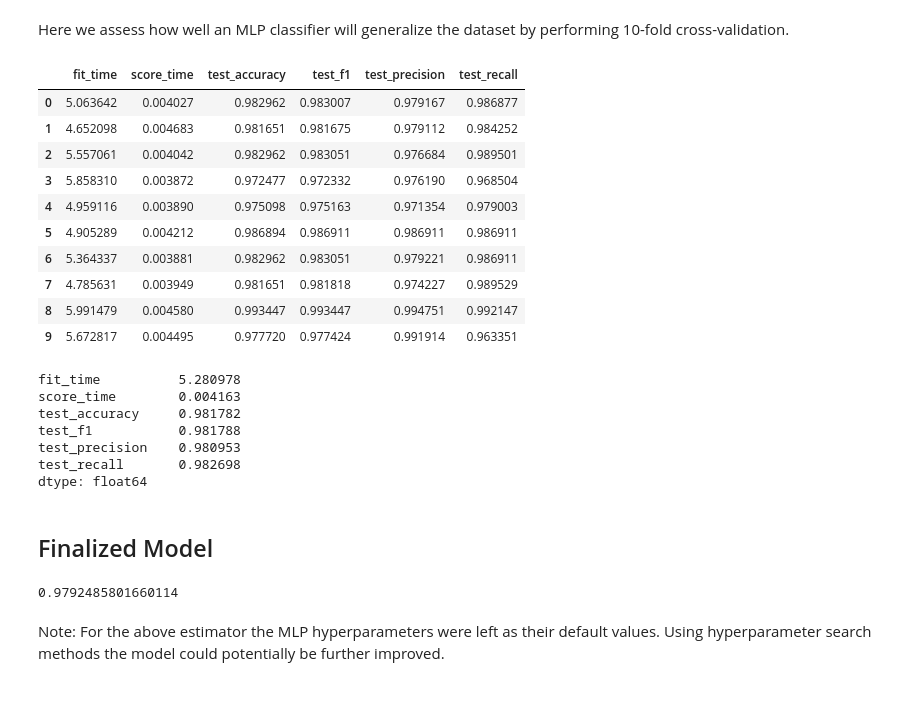
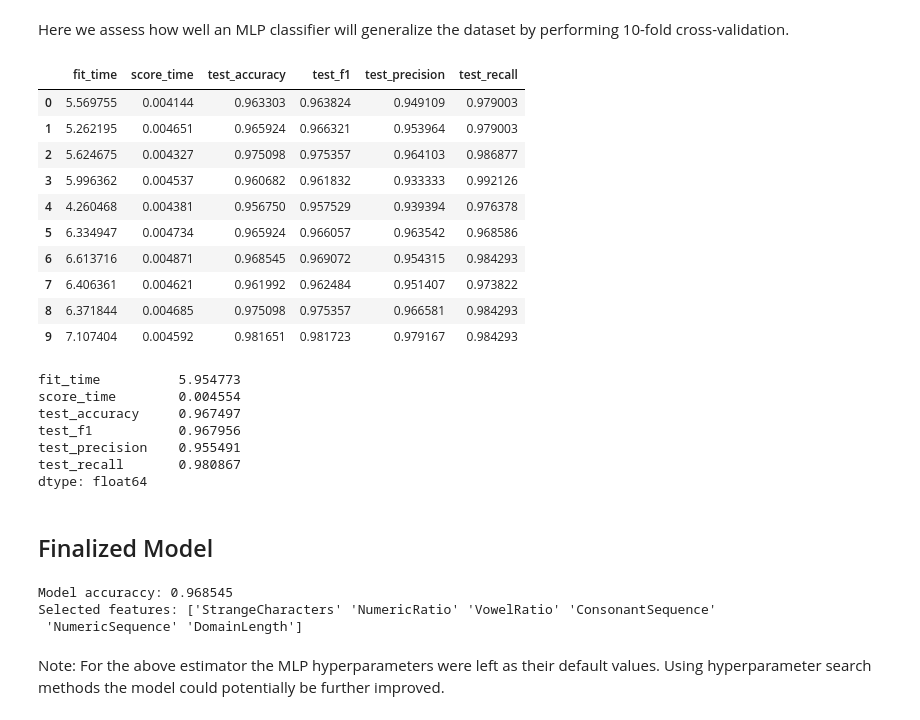
Before and after one commit to lukem1/malicious-domain-classification, a Jupyter notebook: mlpclassification.ipynb, the cells around one changed output. Saved outputs shown, nothing was run; the diff lists cells and outputs as text; code cells hidden in the pictures.

```diff
--- a/mlpclassification.ipynb
+++ b/mlpclassification.ipynb
@@ -37,55 +37,73 @@ Here we assess how well an MLP classifier will generalize the dataset by perform
 # %%
 from sklearn.model_selection import cross_validate
 from sklearn.pipeline import Pipeline
 from sklearn.preprocessing import StandardScaler
+from sklearn.feature_selection import SelectKBest
 
-clf = MLPClassifier(max_iter=500)
+# Build pipeline to transform and fit data
+stages = [
+    ("scaler", StandardScaler()), # Standardize the data such that mean = 0 and variance = 1
+    ("selector", SelectKBest(k=6)), # Select the k best parameters using ANOVA F-value
+    ("classifier", MLPClassifier(max_iter=500))] # Init MLP classifier
 
-stages = [("scaler", StandardScaler()), ("classifier", clf)]
 pipeline = Pipeline(stages)
 
+# Perform cross validation using the pipeline
 folds = 10
 metrics = ["accuracy", "f1", "precision", "recall"]
 scores = cross_validate(pipeline, X, y, scoring=metrics, cv=folds)
 
+# Determine cross validation scores
 scores = pd.DataFrame.from_dict(scores)
 scores
 # %% [output]
 |  | fit_time | score_time | test_accuracy | test_f1 | test_precision | test_recall |
-| 0 | 5.063642 | 0.004027 | 0.982962 | 0.983007 | 0.979167 | 0.986877 |
-| 1 | 4.652098 | 0.004683 | 0.981651 | 0.981675 | 0.979112 | 0.984252 |
-| 2 | 5.557061 | 0.004042 | 0.982962 | 0.983051 | 0.976684 | 0.989501 |
-| 3 | 5.858310 | 0.003872 | 0.972477 | 0.972332 | 0.976190 | 0.968504 |
-| 4 | 4.959116 | 0.003890 | 0.975098 | 0.975163 | 0.971354 | 0.979003 |
-| 5 | 4.905289 | 0.004212 | 0.986894 | 0.986911 | 0.986911 | 0.986911 |
-| 6 | 5.364337 | 0.003881 | 0.982962 | 0.983051 | 0.979221 | 0.986911 |
-| 7 | 4.785631 | 0.003949 | 0.981651 | 0.981818 | 0.974227 | 0.989529 |
-| 8 | 5.991479 | 0.004580 | 0.993447 | 0.993447 | 0.994751 | 0.992147 |
-| 9 | 5.672817 | 0.004495 | 0.977720 | 0.977424 | 0.991914 | 0.963351 |
+| 0 | 5.569755 | 0.004144 | 0.963303 | 0.963824 | 0.949109 | 0.979003 |
+| 1 | 5.262195 | 0.004651 | 0.965924 | 0.966321 | 0.953964 | 0.979003 |
+| 2 | 5.624675 | 0.004327 | 0.975098 | 0.975357 | 0.964103 | 0.986877 |
+| 3 | 5.996362 | 0.004537 | 0.960682 | 0.961832 | 0.933333 | 0.992126 |
+| 4 | 4.260468 | 0.004381 | 0.956750 | 0.957529 | 0.939394 | 0.976378 |
+| 5 | 6.334947 | 0.004734 | 0.965924 | 0.966057 | 0.963542 | 0.968586 |
+| 6 | 6.613716 | 0.004871 | 0.968545 | 0.969072 | 0.954315 | 0.984293 |
+| 7 | 6.406361 | 0.004621 | 0.961992 | 0.962484 | 0.951407 | 0.973822 |
+| 8 | 6.371844 | 0.004685 | 0.975098 | 0.975357 | 0.966581 | 0.984293 |
+| 9 | 7.107404 | 0.004592 | 0.981651 | 0.981723 | 0.979167 | 0.984293 |
 # %%
 scores.mean()
 # %% [output]
-fit_time          5.280978
-score_time        0.004163
-test_accuracy     0.981782
-test_f1           0.981788
-test_precision    0.980953
-test_recall       0.982698
+fit_time          5.954773
+score_time        0.004554
+test_accuracy     0.967497
+test_f1           0.967956
+test_precision    0.955491
+test_recall       0.980867
 dtype: float64
 # %% [markdown]
 ## Finalized Model
-# %%
-clf = MLPClassifier(max_iter=500)
-
-X_train, X_test, y_train, y_test = train_test_split(X, y, train_size=0.4, random_state=42)
-
-stages = [("scaler", StandardScaler()), ("classifier", clf)]
-pipeline = Pipeline(stages)
-
-pipeline.fit(X_train, y_train)
-pipeline.score(X_test, y_test)
-# %% [output]
-0.9792485801660114
+# %%
+# Partition data into testing and training sets
+X_train, X_test, y_train, y_test = train_test_split(X, y, train_size=0.4, random_state=42)
+
+# Build pipeline to transform and fit data
+stages = [
+    ("scaler", StandardScaler()), # Standardize the data such that mean = 0 and variance = 1
+    ("selector", SelectKBest(k=6)), # Select the k best parameters using ANOVA F-value
+    ("classifier", MLPClassifier(max_iter=500))] # Init MLP classifier
+
+pipeline = Pipeline(stages)
+
+pipeline.fit(X_train, y_train)
+
+# Score the resulting model and determine which features were selected
+score = pipeline.score(X_test, y_test)
+k_features = X.columns.values[pipeline['selector'].get_support()]
+
+print("Model accuraccy: %f" % (score))
+print("Selected features: %s" % (k_features))
+# %% [output]
+Model accuraccy: 0.968545
+Selected features: ['StrangeCharacters' 'NumericRatio' 'VowelRatio' 'ConsonantSequence'
+ 'NumericSequence' 'DomainLength']
 # %% [markdown]
 Note: For the above estimator the MLP hyperparameters were left as their default values. Using hyperparameter search methods the model could potentially be further improved.
 # %% [markdown]
```
Also changed, not shown: parts of 1 cell of this notebook.
